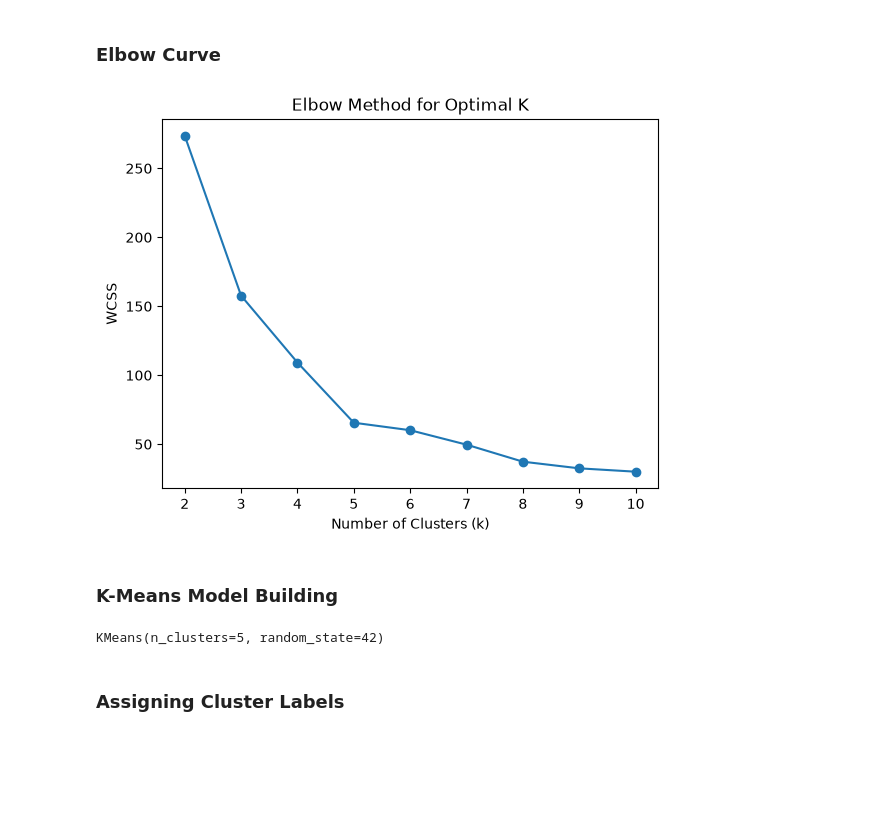
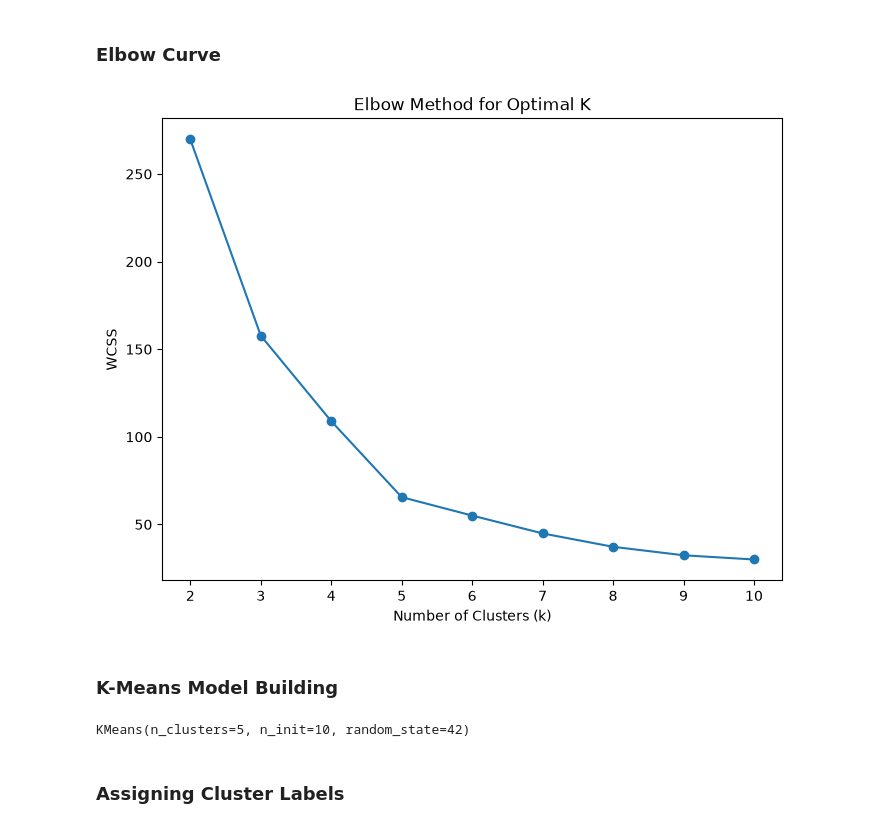
Before and after one commit to AdiChakote/mall-customer-segmentation, a Jupyter notebook: notebooks/mall_customer_segmentation.ipynb, the cells around one changed output. Drawn from its saved outputs; the diff is of its cells as text; code cells hidden in the pictures; blank space fills up the shorter version.

```diff
--- a/notebooks/mall_customer_segmentation.ipynb
+++ b/notebooks/mall_customer_segmentation.ipynb
@@ -187,7 +187,8 @@ wcss = []
 for k in range(2,11):
     kmeans = KMeans(
         n_clusters=k,
-        random_state=42
+        random_state=42,
+        n_init=10
     )
 
     kmeans.fit(X_scaled)
@@ -195,32 +196,33 @@ for k in range(2,11):
 # %% [markdown]
 ### Elbow Curve
 # %%
-plt.Figure(figsize=(8,6))
+plt.figure(figsize=(8,6))
 
 plt.plot(
     range(2,11),
     wcss,
     marker="o"
 )
 
 plt.xlabel("Number of Clusters (k)")
 plt.ylabel("WCSS")
 plt.title("Elbow Method for Optimal K")
 plt.savefig("../images/Elbow_Method.png")
 plt.show()
 # %% [output]
-[figure, old version]
+[figure, new version]
 # %% [markdown]
 ### K-Means Model Building
 # %%
 kmeans = KMeans(
     n_clusters=5,
-    random_state=42
+    random_state=42,
+    n_init=10
 )
 
 kmeans.fit(X_scaled)
 # %% [output]
-KMeans(n_clusters=5, random_state=42)
+KMeans(n_clusters=5, n_init=10, random_state=42)
 # %% [markdown]
 ### Assigning Cluster Labels
 # %%
```
Also changed, not shown: parts of 13 cells of this notebook, 10 other files.
